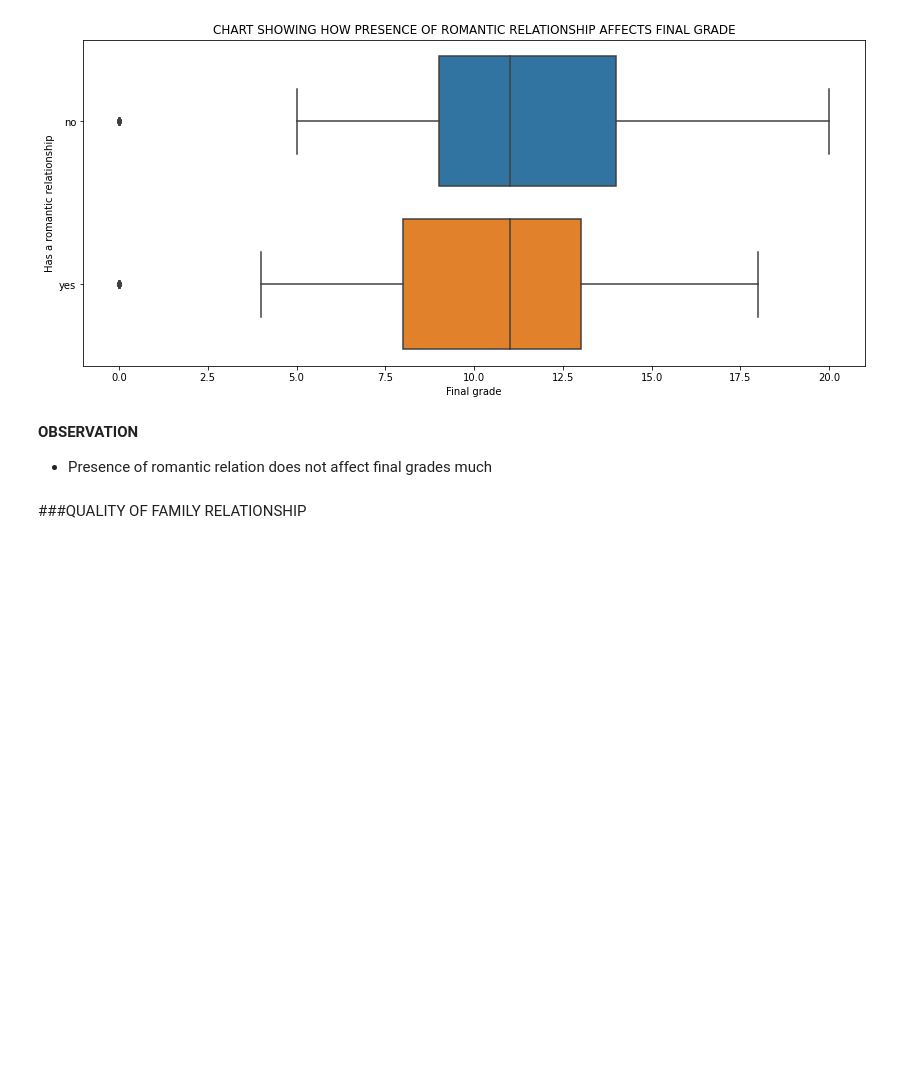
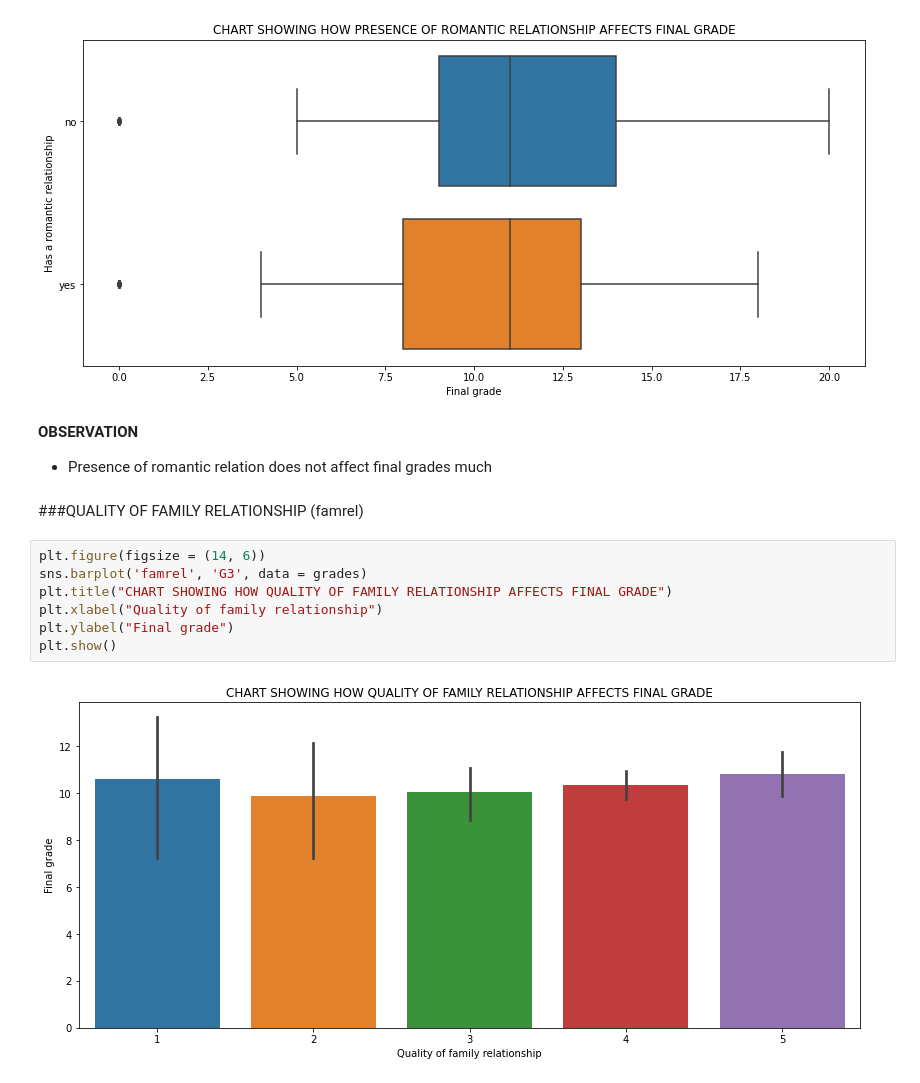
Before and after one commit to devchoplife/Students-grades, a Jupyter notebook: portuguese_students_grade_analysis.ipynb, the cells around one changed output. Drawn from its saved outputs; the diff is of its cells as text; blank space fills up the shorter version.

```diff
--- a/portuguese_students_grade_analysis.ipynb
+++ b/portuguese_students_grade_analysis.ipynb
@@ -778,4 +778,13 @@ plt.show()
 
 * Presence of romantic relation does not affect final grades much
 # %% [markdown]
-###QUALITY OF FAMILY RELATIONSHIP
+###QUALITY OF FAMILY RELATIONSHIP (famrel)
+# %%
+plt.figure(figsize = (14, 6))
+sns.barplot('famrel', 'G3', data = grades)
+plt.title("CHART SHOWING HOW QUALITY OF FAMILY RELATIONSHIP AFFECTS FINAL GRADE")
+plt.xlabel("Quality of family relationship")
+plt.ylabel("Final grade")
+plt.show()
+# %% [output]
+[figure, added]
```
Also changed, not shown: parts of 10 cells of this notebook.
